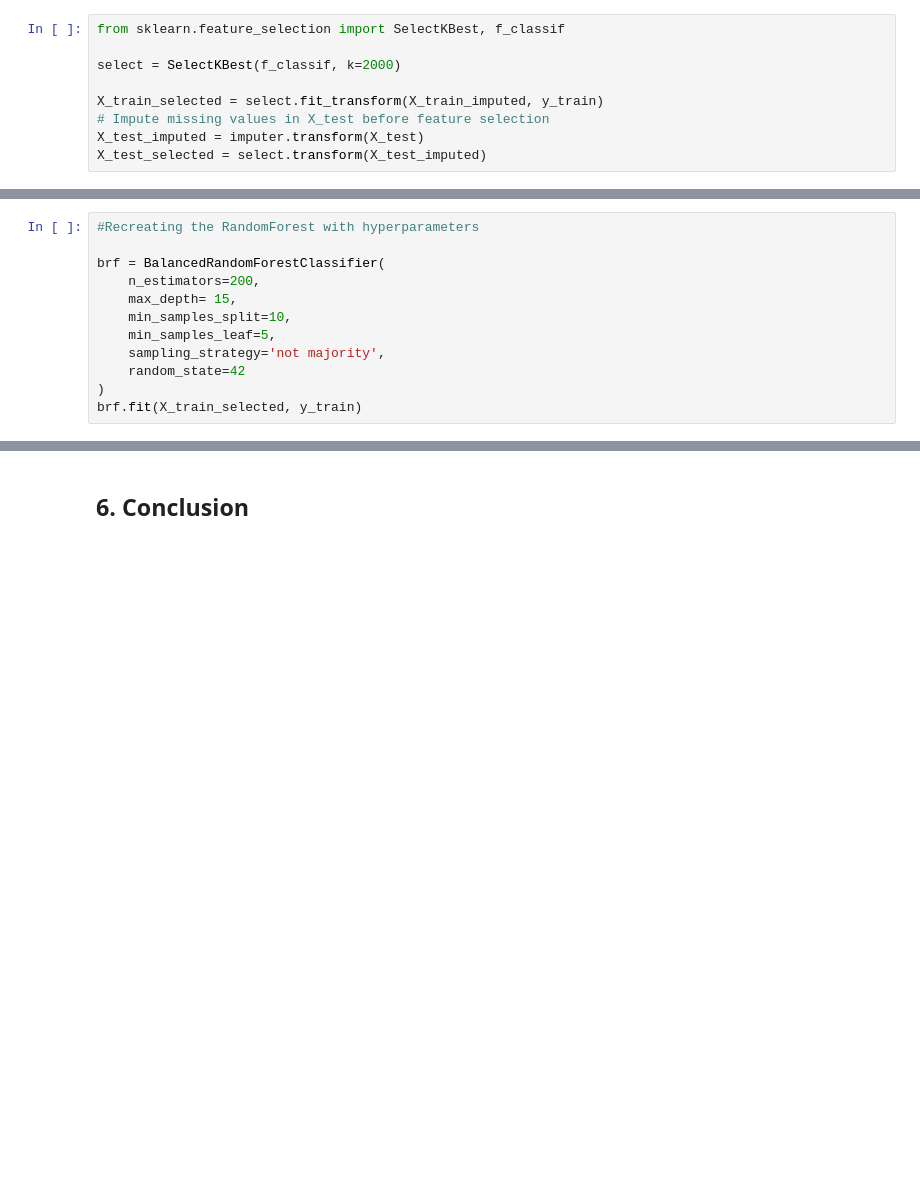
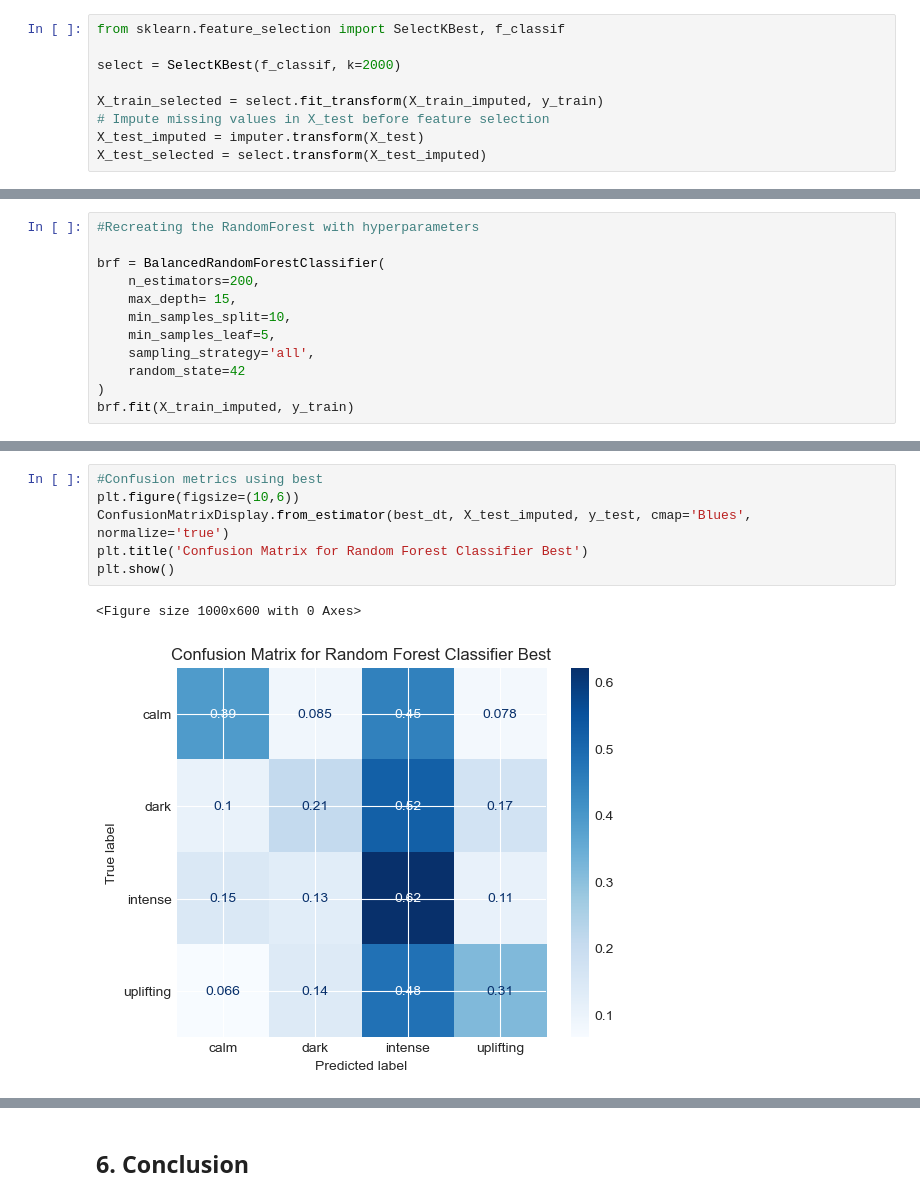
Before and after one commit to mshilacodes/mood-based-movie-recommender, a Jupyter notebook: index.ipynb, the cells around one changed output, grey strips where cells are left out. Drawn from its saved outputs; the diff is of its cells as text; blank space fills up the shorter version.

```diff
--- a/index.ipynb
+++ b/index.ipynb
@@ -569,10 +603,10 @@ brf = BalancedRandomForestClassifier(
     max_depth= 15,
     min_samples_split=10,
     min_samples_leaf=5,
-    sampling_strategy='not majority',
+    sampling_strategy='all',
     random_state=42
 )
-brf.fit(X_train_selected, y_train)
+brf.fit(X_train_imputed, y_train)
 # %% [output]
 BalancedRandomForestClassifier(max_depth=15, min_samples_leaf=5,
                                min_samples_split=10, n_estimators=200,
@@ -629,0 +676,9 @@ F1 Score(Micro): 0.6185185185185185
+# %%
+#Confusion metrics using best
+plt.figure(figsize=(10,6))
+ConfusionMatrixDisplay.from_estimator(best_dt, X_test_imputed, y_test, cmap='Blues', normalize='true')
+plt.title('Confusion Matrix for Random Forest Classifier Best')
+plt.show()
+# %% [output]
+<Figure size 1000x600 with 0 Axes>
+[figure, added]
```
Also changed, not shown: parts of 20 cells of this notebook.
